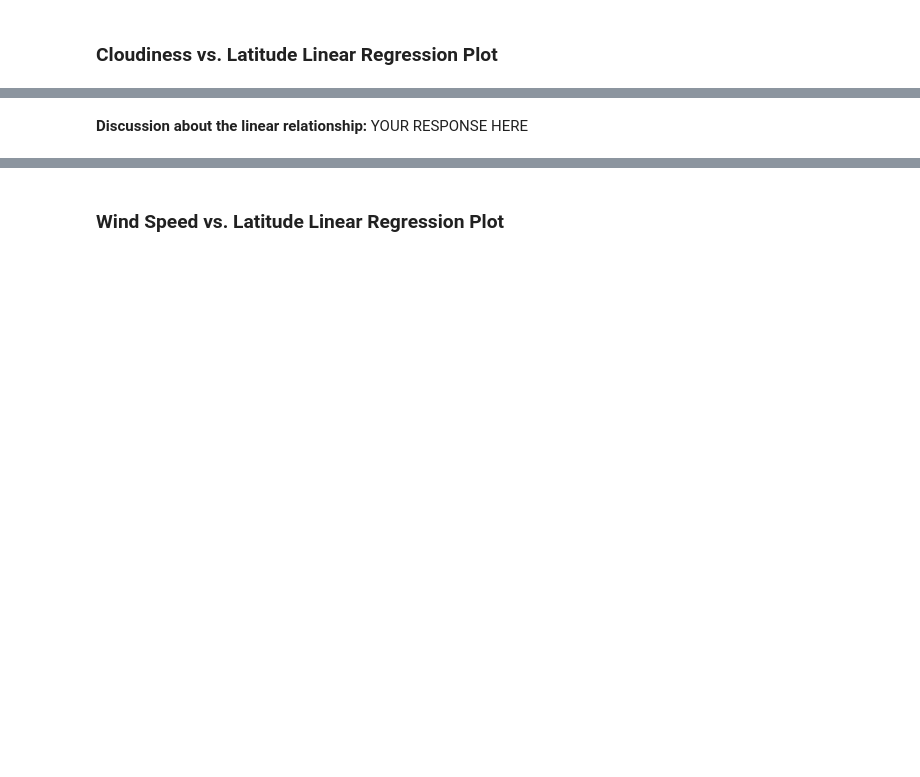
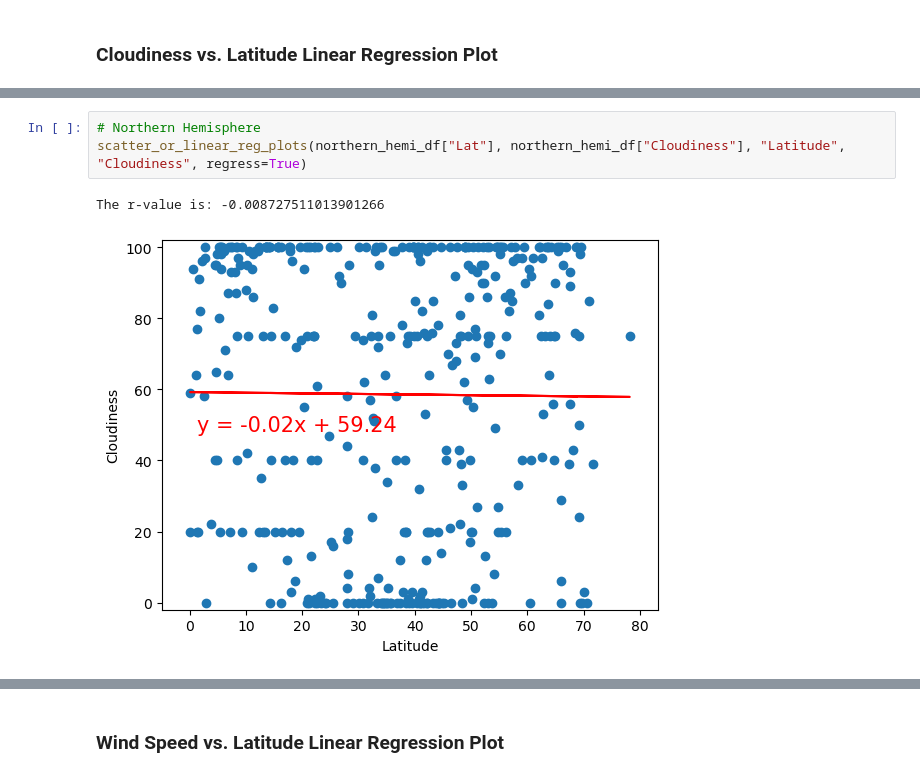
Before and after one commit to Julian-Panditharatne/python-api-challenge, a Jupyter notebook: WeatherPy/WeatherPy.ipynb, the cells around one changed output, grey strips where cells are left out. Saved outputs shown, nothing was run; the diff lists cells and outputs as text; blank space fills up the shorter version.

Commit message:
Finisshed plotting all the linear regression and writing descriptions for them in WeatherPy, proceeding to VacationPy

```diff
--- a/WeatherPy/WeatherPy.ipynb
+++ b/WeatherPy/WeatherPy.ipynb
@@ -398,2 +386,6 @@ The r-value is: 0.02056735429994368
-# %% [markdown]
-**Discussion about the linear relationship:** YOUR RESPONSE HERE
+# %%
+# Northern Hemisphere
+scatter_or_linear_reg_plots(northern_hemi_df["Lat"], northern_hemi_df["Cloudiness"], "Latitude", "Cloudiness", regress=True)
+# %% [output]
+The r-value is: -0.008727511013901266
+[figure, added]
```
Also changed, not shown: parts of 14 cells of this notebook.
